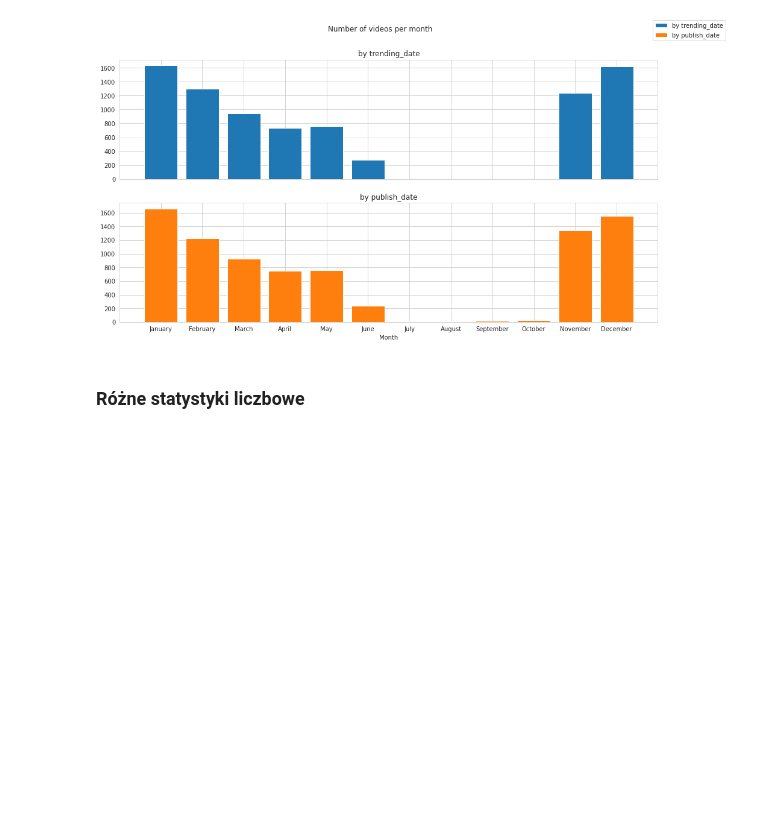
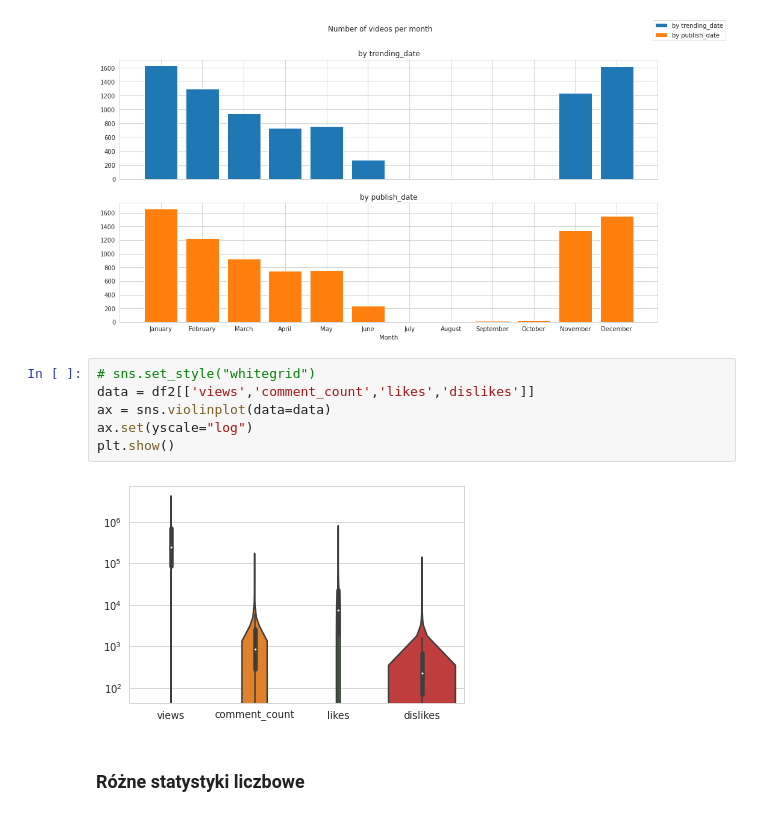
Before and after one commit to AdamKlejda/PED_YT, a Jupyter notebook: main.ipynb, the cells around one changed output. Saved outputs shown, nothing was run; the diff lists cells and outputs as text; blank space fills up the shorter version.

```diff
--- a/main.ipynb
+++ b/main.ipynb
@@ -253,6 +275,14 @@ plt.xticks(ticks=np.arange(1, 13, 1), labels=months_labels)
 plt.show()
 # %% [output]
 [figure]
+# %%
+# sns.set_style("whitegrid")
+data = df2[['views','comment_count','likes','dislikes']]
+ax = sns.violinplot(data=data)
+ax.set(yscale="log")
+plt.show()
+# %% [output]
+[figure, added]
 # %% [markdown]
 ### Różne statystyki liczbowe
 # %%
```
Also changed, not shown: parts of 8 cells of this notebook.
